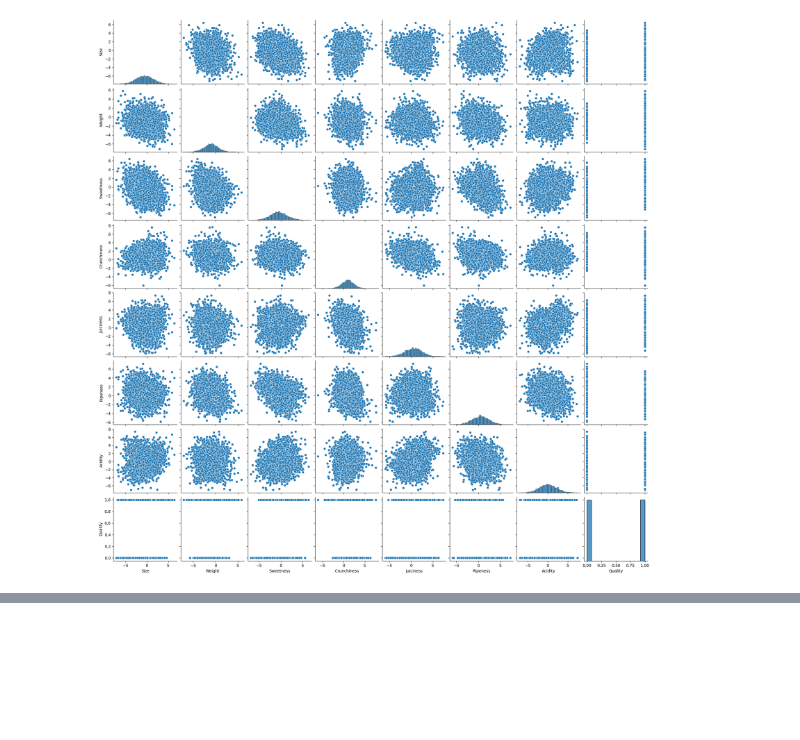
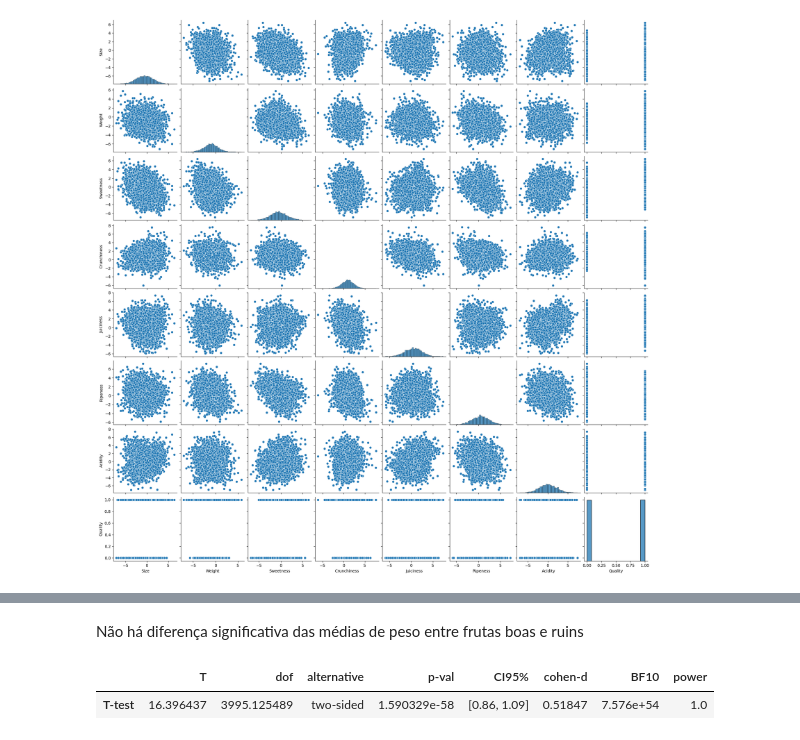
Before and after one commit to Diegopbetti/classificacao_regressao_logica, a Jupyter notebook: classificacao_qualidade_frutas.ipynb, the cells around one changed output, grey strips where cells are left out. Saved outputs shown, nothing was run; the diff lists cells and outputs as text; code cells hidden in the pictures; blank space fills up the shorter version.

```diff
--- a/classificacao_qualidade_frutas.ipynb
+++ b/classificacao_qualidade_frutas.ipynb
@@ -76,0 +88,9 @@ px.box(df_frutas, x='Quality', y='Size', color='Quality')
+# %% [markdown]
+Não há diferença significativa das médias de peso entre frutas boas e ruins
+# %%
+grupo_good_sweetness = df_frutas[df_frutas['Quality'] == 1]['Sweetness']
+grupo_bad_sweetness = df_frutas[df_frutas['Quality'] == 0]['Sweetness']
+ttest(x=grupo_good_sweetness, y=grupo_bad_sweetness, paired=False)
+# %% [output]
+|  | T | dof | alternative | p-val | CI95% | cohen-d | BF10 | power |
+| T-test | 16.396437 | 3995.125489 | two-sided | 1.590329e-58 | [0.86, 1.09] | 0.51847 | 7.576e+54 | 1.0 |
```
Also changed, not shown: parts of 4 cells of this notebook.
